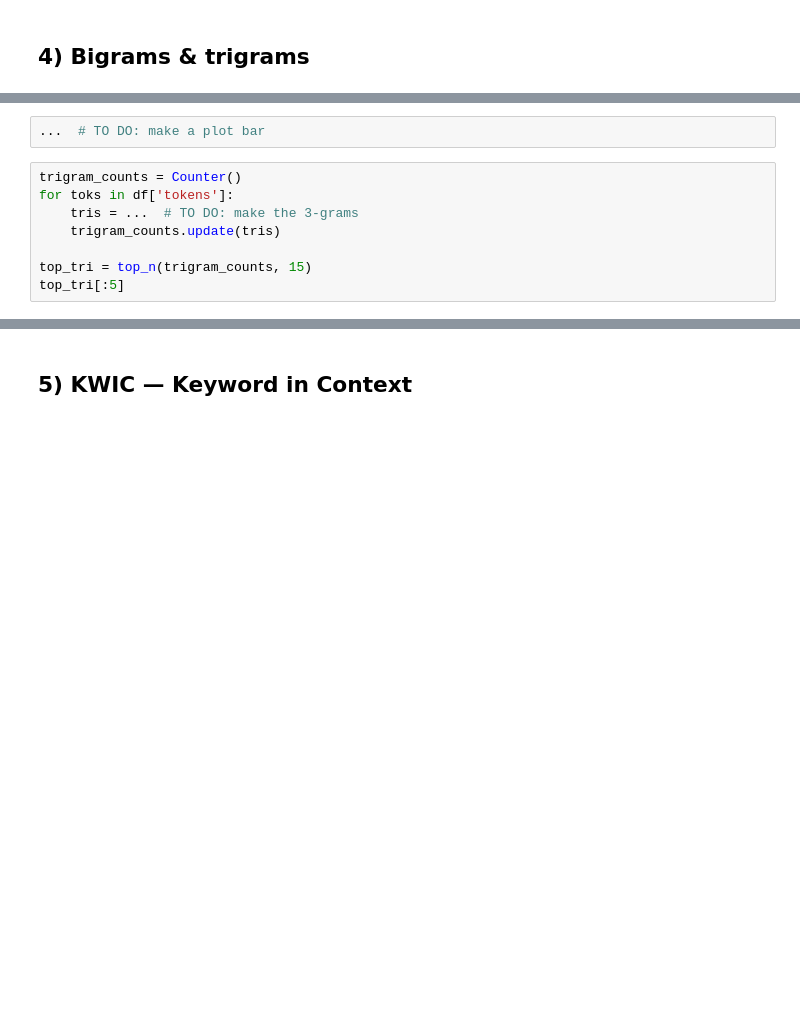
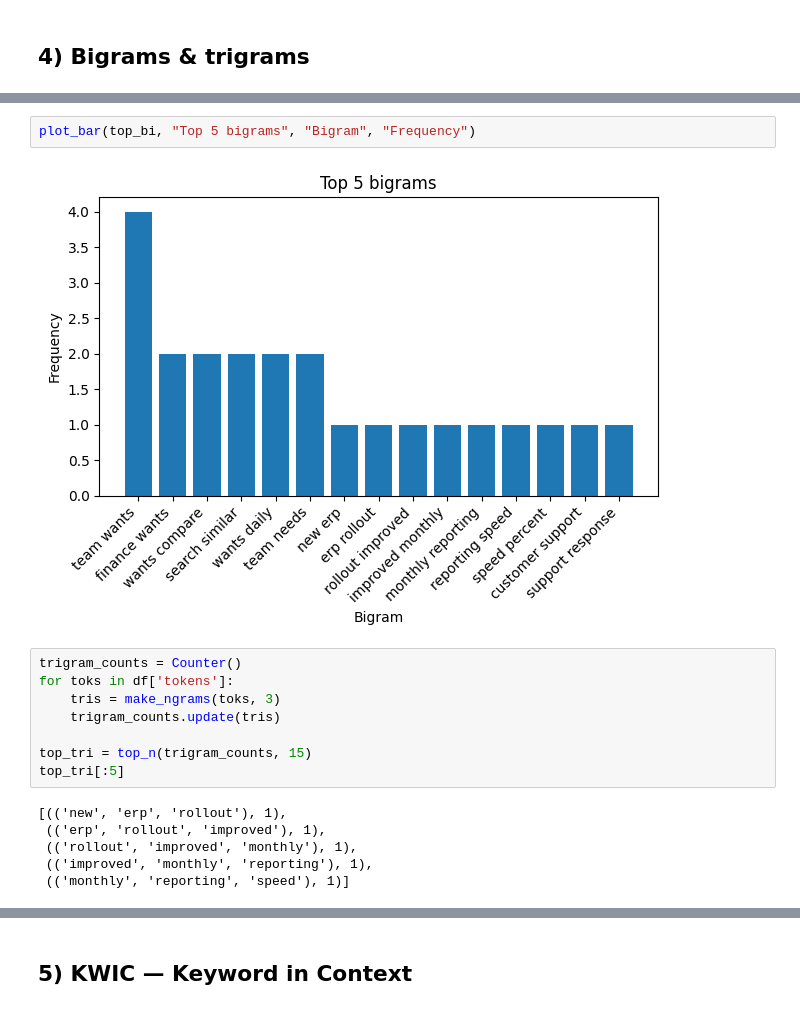
Before and after one commit to ryanc9615/Lesson-1, a Jupyter notebook: Lesson 1.ipynb, the cells around one changed output, grey strips where cells are left out. Drawn from its saved outputs; the diff is of its cells as text; blank space fills up the shorter version.

```diff
--- a/Lesson 1.ipynb
+++ b/Lesson 1.ipynb
@@ -84,11 +156,19 @@ top_bi[:5]
 # %%
-...  # TO DO: make a plot bar
+plot_bar(top_bi, "Top 5 bigrams", "Bigram", "Frequency")
+# %% [output]
+[figure, added]
 # %%
 trigram_counts = Counter()
 for toks in df['tokens']:
-    tris = ...  # TO DO: make the 3-grams
+    tris = make_ngrams(toks, 3)
     trigram_counts.update(tris)
 
 top_tri = top_n(trigram_counts, 15)
 top_tri[:5]
+# %% [output]
+[(('new', 'erp', 'rollout'), 1),
+ (('erp', 'rollout', 'improved'), 1),
+ (('rollout', 'improved', 'monthly'), 1),
+ (('improved', 'monthly', 'reporting'), 1),
+ (('monthly', 'reporting', 'speed'), 1)]
 # %%
```
Also changed, not shown: parts of 13 cells of this notebook.
